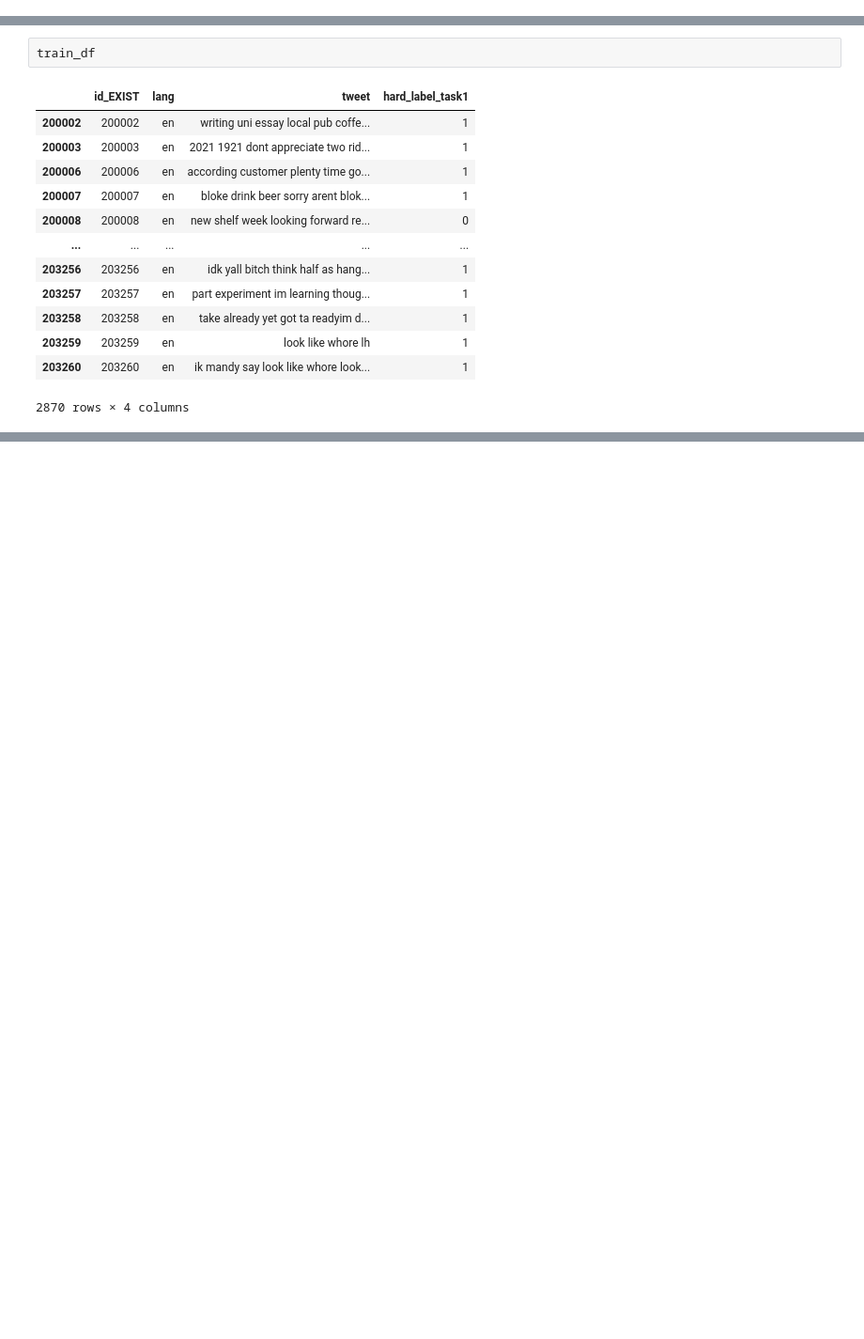
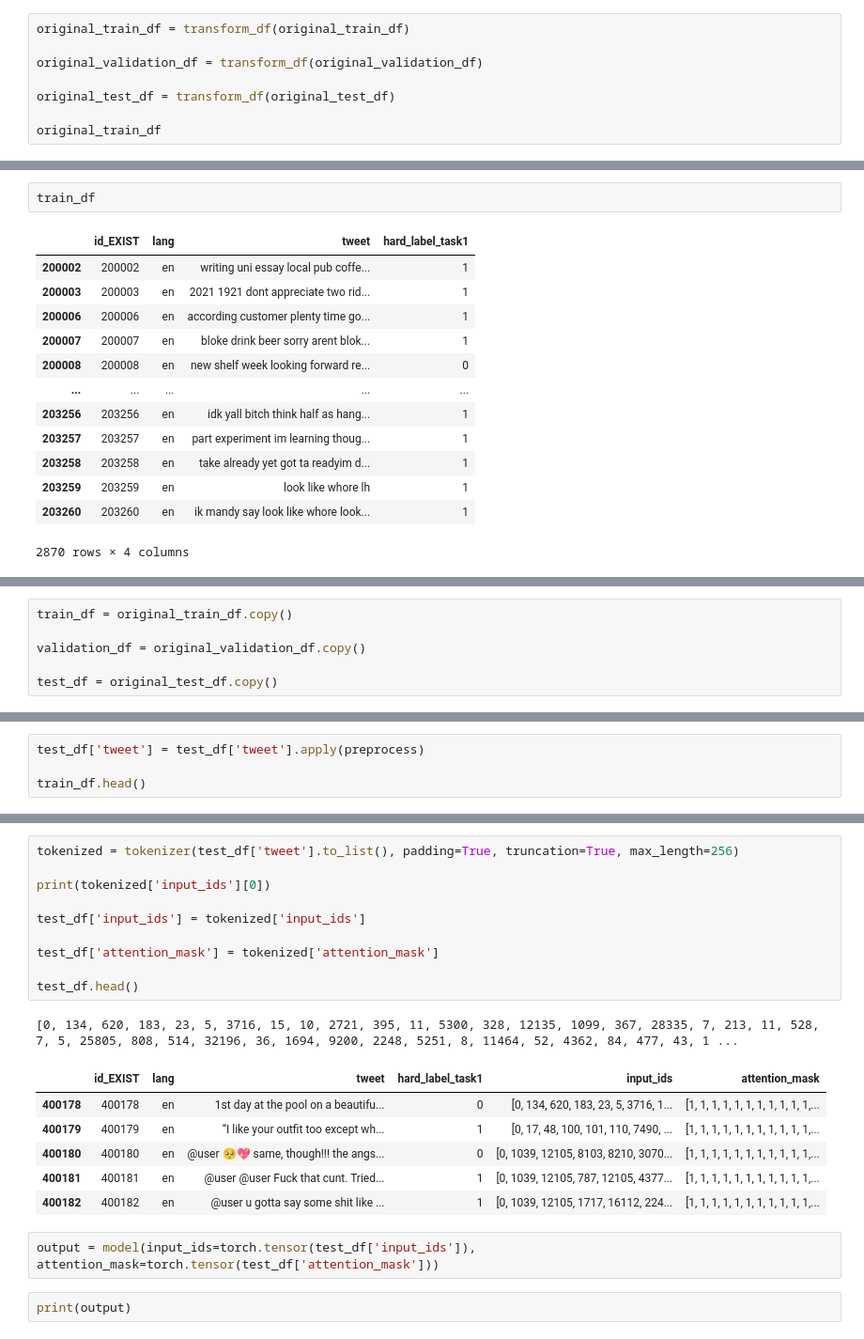
Before and after one commit to tancredibosi/nlp-assignments, a Jupyter notebook: Assignment1_2425.ipynb, the cells around one changed output, grey strips where cells are left out. Shown: that part at 94% size. Drawn from its saved outputs; the diff is of its cells as text; blank space fills up the shorter version.

```diff
--- a/Assignment1_2425.ipynb
+++ b/Assignment1_2425.ipynb
@@ -179,0 +303,8 @@ train_df
+# %%
+original_train_df = transform_df(original_train_df)
+
+original_validation_df = transform_df(original_validation_df)
+
+original_test_df = transform_df(original_test_df)
+
+original_train_df
@@ -775,0 +1291,6 @@ Note that bonus points are only assigned if all task points are attributed (i.e.
+# %%
+train_df = original_train_df.copy()
+
+validation_df = original_validation_df.copy()
+
+test_df = original_test_df.copy()
@@ -775,0 +1401,4 @@ Note that bonus points are only assigned if all task points are attributed (i.e.
+# %%
+test_df['tweet'] = test_df['tweet'].apply(preprocess)
+
+train_df.head()
@@ -775,0 +1412,22 @@ Note that bonus points are only assigned if all task points are attributed (i.e.
+# %%
+tokenized = tokenizer(test_df['tweet'].to_list(), padding=True, truncation=True, max_length=256)
+
+print(tokenized['input_ids'][0])
+
+test_df['input_ids'] = tokenized['input_ids']
+
+test_df['attention_mask'] = tokenized['attention_mask']
+
+test_df.head()
+# %% [output]
+[0, 134, 620, 183, 23, 5, 3716, 15, 10, 2721, 395, 11, 5300, 328, 12135, 1099, 367, 28335, 7, 213, 11, 528, 7, 5, 25805, 808, 514, 32196, 36, 1694, 9200, 2248, 5251, 8, 11464, 52, 4362, 84, 477, 43, 1 ...
+|  | id_EXIST | lang | tweet | hard_label_task1 | input_ids | attention_mask |
+| 400178 | 400178 | en | 1st day at the pool on a beautifu... | 0 | [0, 134, 620, 183, 23, 5, 3716, 1... | [1, 1, 1, 1, 1, 1, 1, 1, 1, 1, 1,... |
+| 400179 | 400179 | en | “I like your outfit too except wh... | 1 | [0, 17, 48, 100, 101, 110, 7490, ... | [1, 1, 1, 1, 1, 1, 1, 1, 1, 1, 1,... |
+| 400180 | 400180 | en | @user 🥺💖 same, though!!! the angs... | 0 | [0, 1039, 12105, 8103, 8210, 3070... | [1, 1, 1, 1, 1, 1, 1, 1, 1, 1, 1,... |
+| 400181 | 400181 | en | @user @user Fuck that cunt. Tried... | 1 | [0, 1039, 12105, 787, 12105, 4377... | [1, 1, 1, 1, 1, 1, 1, 1, 1, 1, 1,... |
+| 400182 | 400182 | en | @user u gotta say some shit like ... | 1 | [0, 1039, 12105, 1717, 16112, 224... | [1, 1, 1, 1, 1, 1, 1, 1, 1, 1, 1,... |
+# %%
+output = model(input_ids=torch.tensor(test_df['input_ids']), attention_mask=torch.tensor(test_df['attention_mask']))
+# %%
+print(output)
```
Also changed, not shown: parts of 92 cells of this notebook.
